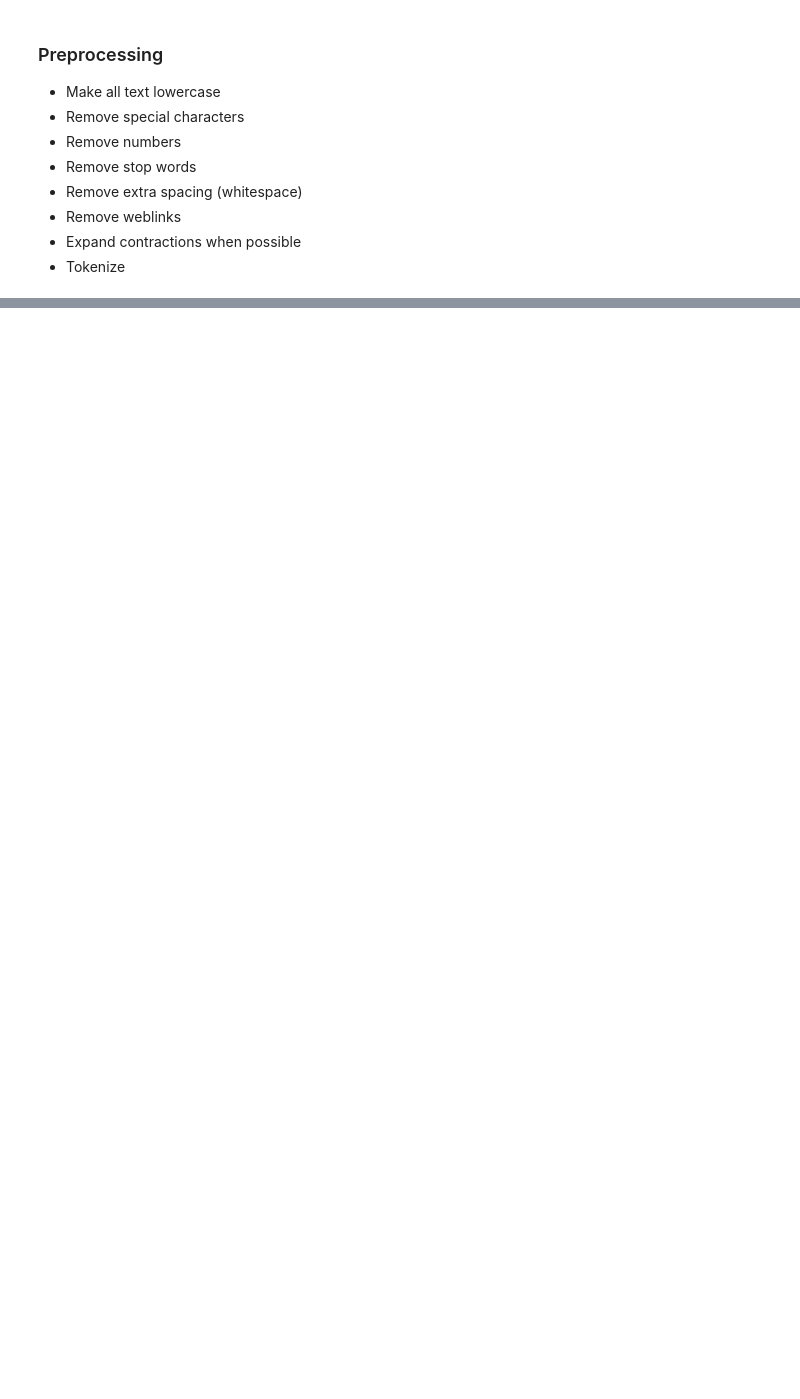
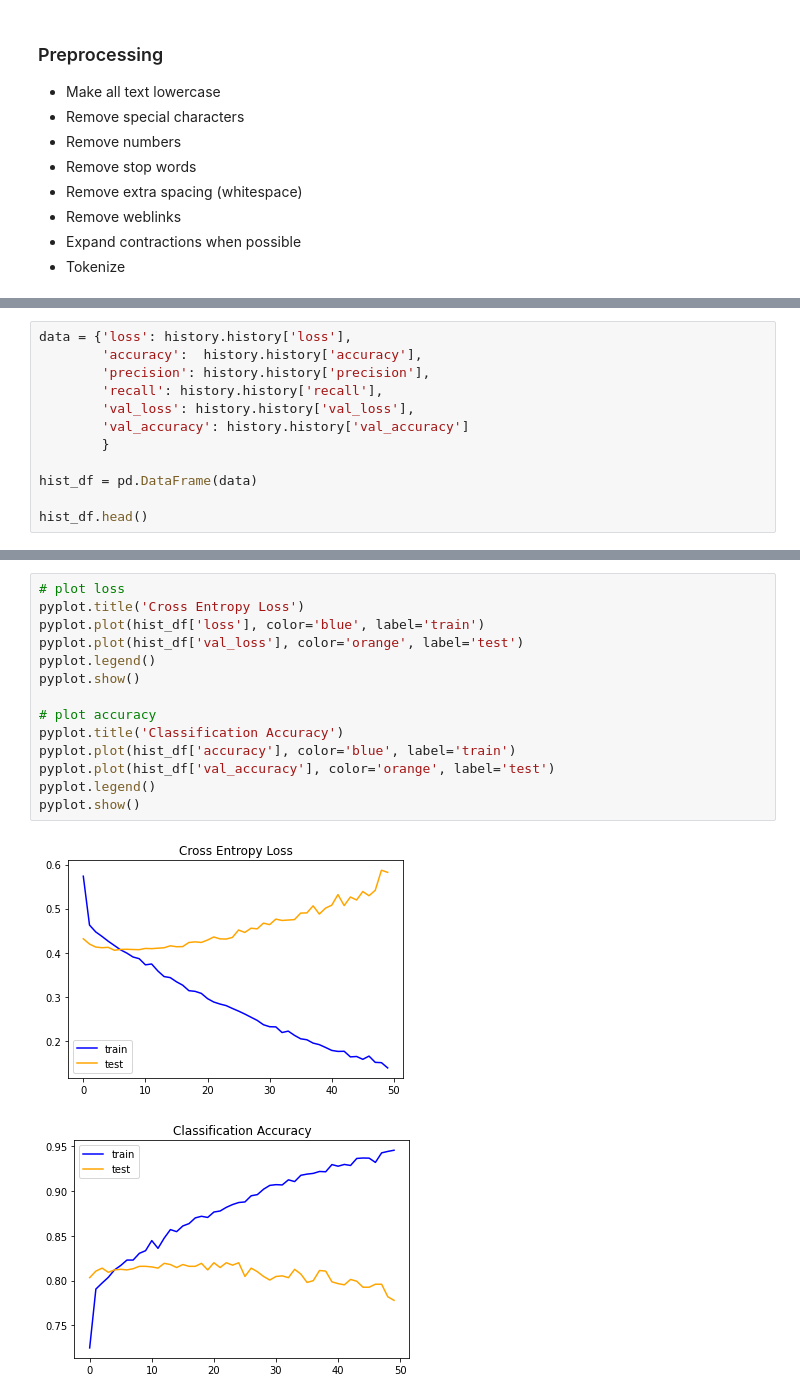
Before and after one commit to DrakeData/NLP-Disaster_Tweets, a Jupyter notebook: NLP_Disaster_Tweets.ipynb, the cells around one changed output, grey strips where cells are left out. Drawn from its saved outputs; the diff is of its cells as text; blank space fills up the shorter version.

```diff
--- a/NLP_Disaster_Tweets.ipynb
+++ b/NLP_Disaster_Tweets.ipynb
@@ -140,0 +449,12 @@ train_df.sample(10)
+# %%
+data = {'loss': history.history['loss'],
+        'accuracy':  history.history['accuracy'],
+        'precision': history.history['precision'],
+        'recall': history.history['recall'],
+        'val_loss': history.history['val_loss'],
+        'val_accuracy': history.history['val_accuracy']
+        }
+
+hist_df = pd.DataFrame(data)
+
+hist_df.head()
@@ -140,0 +493,17 @@ train_df.sample(10)
+# %%
+# plot loss
+pyplot.title('Cross Entropy Loss')
+pyplot.plot(hist_df['loss'], color='blue', label='train')
+pyplot.plot(hist_df['val_loss'], color='orange', label='test')
+pyplot.legend()
+pyplot.show()
+
+# plot accuracy
+pyplot.title('Classification Accuracy')
+pyplot.plot(hist_df['accuracy'], color='blue', label='train')
+pyplot.plot(hist_df['val_accuracy'], color='orange', label='test')
+pyplot.legend()
+pyplot.show()
+# %% [output]
+[figure, added]
+[figure, added]
```
Also changed, not shown: parts of 49 cells of this notebook.
